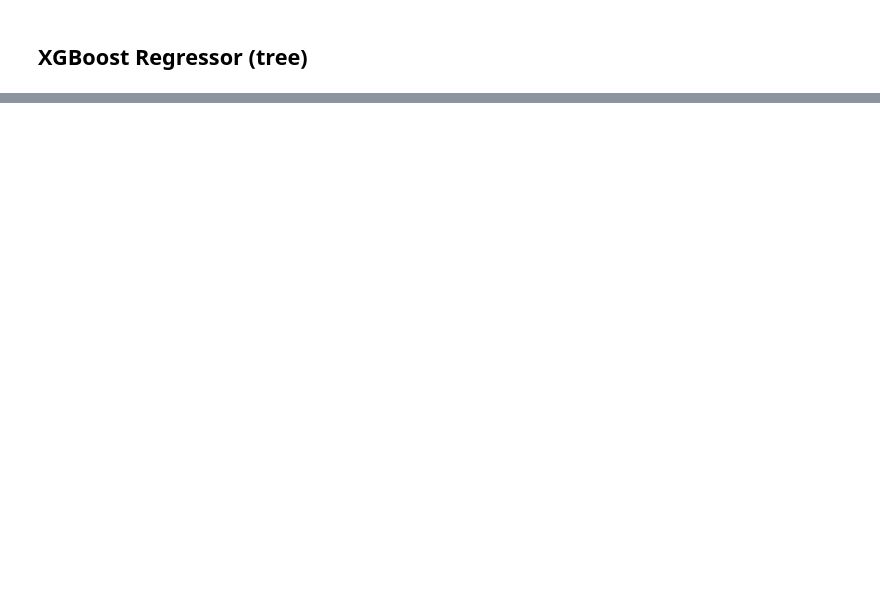
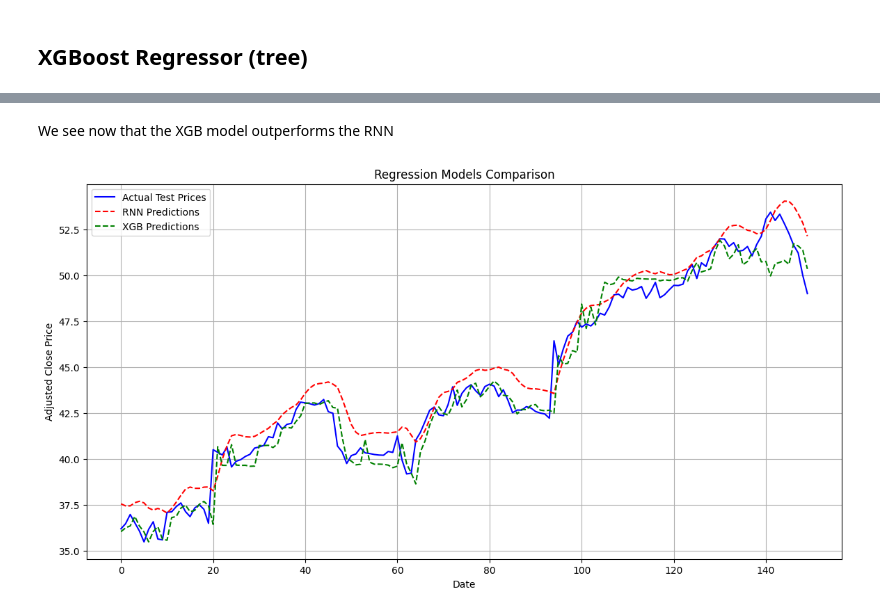
Before and after one commit to ivanbutera/portfolio, a Jupyter notebook: StockPriceFuturistics/stock_predictions.ipynb, the cells around one changed output, grey strips where cells are left out. Cells and saved outputs as stored; diff of their text form; code cells hidden in the pictures; blank space fills up the shorter version.

Commit message:
add XGBoost + final comparison

```diff
--- a/StockPriceFuturistics/stock_predictions.ipynb
+++ b/StockPriceFuturistics/stock_predictions.ipynb
@@ -630,0 +738,30 @@ plt.show()
+# %%
+pred_rnn = pred_rnn[0:150]
+pred_xgb = pred_xgb[0:150]
+actuals = actuals[0:150]
+
+print("\n--- RNN LSTM Model Performance Metrics ---")
+print("=" * 40)
+mse = mean_squared_error(actuals, pred_rnn)
+rmse = np.sqrt(mse)
+mae = mean_absolute_error(actuals, pred_rnn)
+r2 = r2_score(actuals, pred_rnn)
+
+print(f"Mean Squared Error (MSE):       {mse:.4f}")
+print(f"Root Mean Squared Error (RMSE): {rmse:.4f}")
+print(f"Mean Absolute Error (MAE):      {mae:.4f}")
+print(f"R-squared (R2 Score):           {r2:.4f}")
+print("=" * 40)
+
+print("\n--- XGBoost Model Performance Metrics ---")
+print("=" * 40)
+mse = mean_squared_error(actuals, pred_xgb)
+rmse = np.sqrt(mse)
+mae = mean_absolute_error(actuals, pred_xgb)
+r2 = r2_score(actuals, pred_xgb)
+
+print(f"Mean Squared Error (MSE):       {mse:.4f}")
+print(f"Root Mean Squared Error (RMSE): {rmse:.4f}")
+print(f"Mean Absolute Error (MAE):      {mae:.4f}")
+print(f"R-squared (R2 Score):           {r2:.4f}")
+print("=" * 40)
@@ -630,0 +784,16 @@ plt.show()
+# %% [markdown]
+We see now that the XGB model outperforms the RNN
+# %%
+# visualize the Forecast vs. Actuals
+plt.figure(figsize=(14, 7))
+plt.plot(actuals, label='Actual Test Prices', color='blue')
+plt.plot(pred_rnn, label='RNN Predictions', color='red', linestyle='--')
+plt.plot(pred_xgb, label='XGB Predictions', color='green', linestyle='--')
+plt.title('Regression Models Comparison')
+plt.xlabel('Date')
+plt.ylabel('Adjusted Close Price')
+plt.legend()
+plt.grid(True)
+plt.show()
+# %% [output]
+[figure, added]
```
Also changed, not shown: parts of 10 cells of this notebook.
